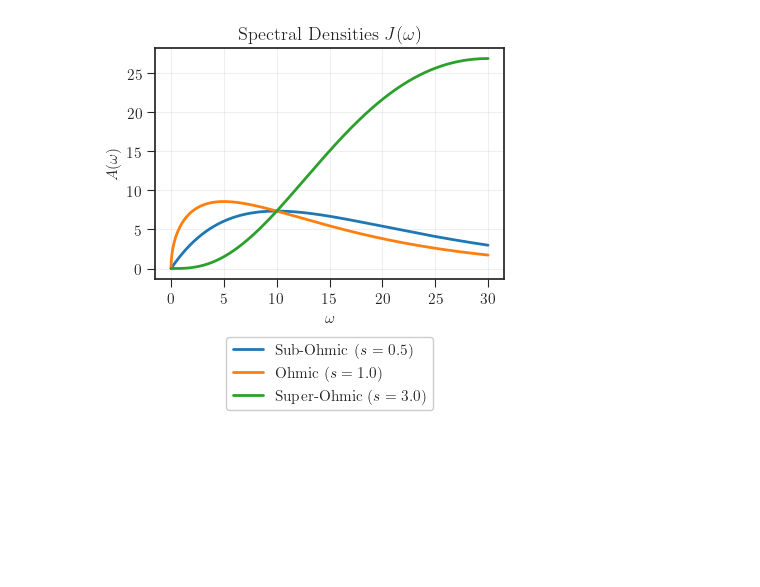
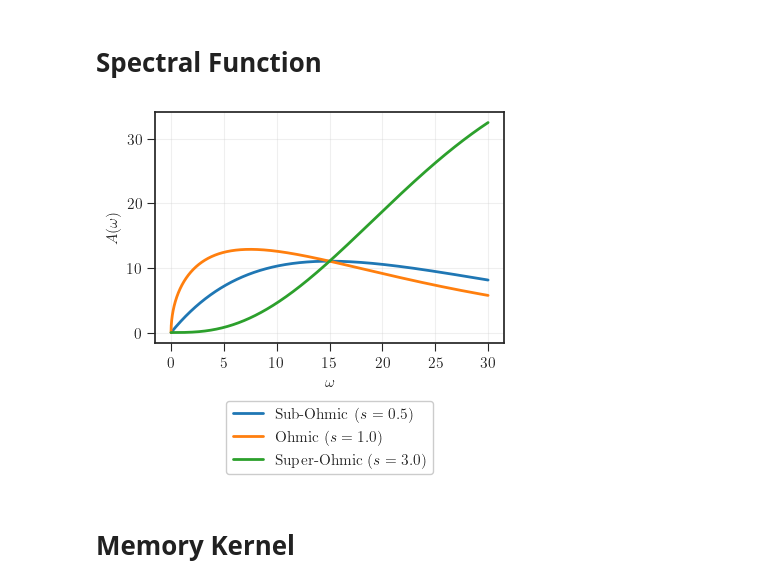
Before and after one commit to juardilag/twa_py, a Jupyter notebook: direct_method_test.ipynb, the cells around one changed output. Saved outputs shown, nothing was run; the diff lists cells and outputs as text; code cells hidden in the pictures; blank space fills up the shorter version.

```diff
--- a/direct_method_test.ipynb
+++ b/direct_method_test.ipynb
@@ -5,6 +6,6 @@ import matplotlib.pyplot as plt
 # %%
 eta = 1.0
-omega_c = 10.0
+omega_c = 15.0
 omegas = jnp.linspace(0, 30, 5000)
 
 # 1. Ohmic (s=1)
@@ -21,18 +19,19 @@ W0203 10:36:21.831105    5611 cuda_executor.cc:1802] GPU interconnect informatio
+# %% [markdown]
+# Spectral Function
 # %%
 plt.style.use(['seaborn-v0_8-white', './style.mplstyle'])
 
 fig, ax = plt.subplots(figsize=(4.5, 3))
 
 plt.plot(omegas, ohmic_spectral_density, label=r'Sub-Ohmic ($s=0.5$)', linewidth=2)
 plt.plot(omegas, sub_ohmic_spectral_density, label=r'Ohmic ($s=1.0$)', linewidth=2)
 plt.plot(omegas, super_ohmic_spectral_density, label=r'Super-Ohmic ($s=3.0$)', linewidth=2)
 
-plt.title(r"Spectral Densities $J(\omega)$")
 plt.xlabel(r'$\omega$')
 plt.ylabel(r'$A(\omega)$')
 plt.legend(loc='lower center', ncol=1, bbox_to_anchor=(0.5, -0.6))
 plt.grid(True, alpha=0.3)
 plt.show()
 # %% [output]
-[figure, old version]
+[figure, new version]
 # %%
@@ -49,6 +48,8 @@ C_t_sub_ohmic = compute_memory_kernel(times, eta, omega_c, s=0.5)
 
 # 3. Sub-Ohmic (s=0.5)
 C_t_super_ohmic = compute_memory_kernel(times, eta, omega_c, s=3.0)
+# %% [markdown]
+# Memory Kernel
 # %%
 fig, ax = plt.subplots(figsize=(4.5, 3))
 
```
Also changed, not shown: parts of 7 cells of this notebook.
